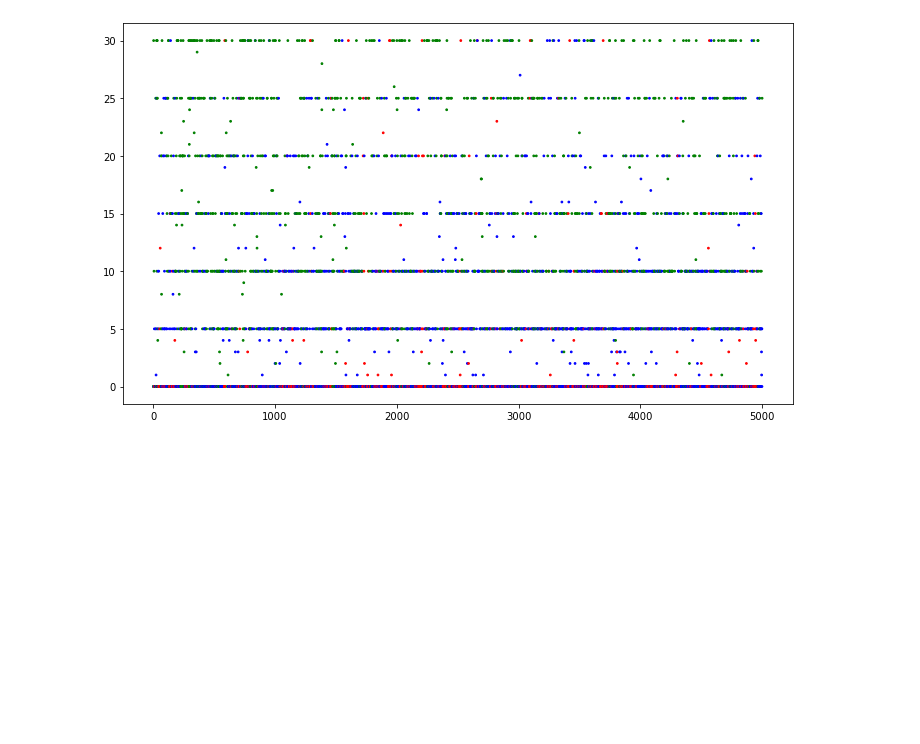
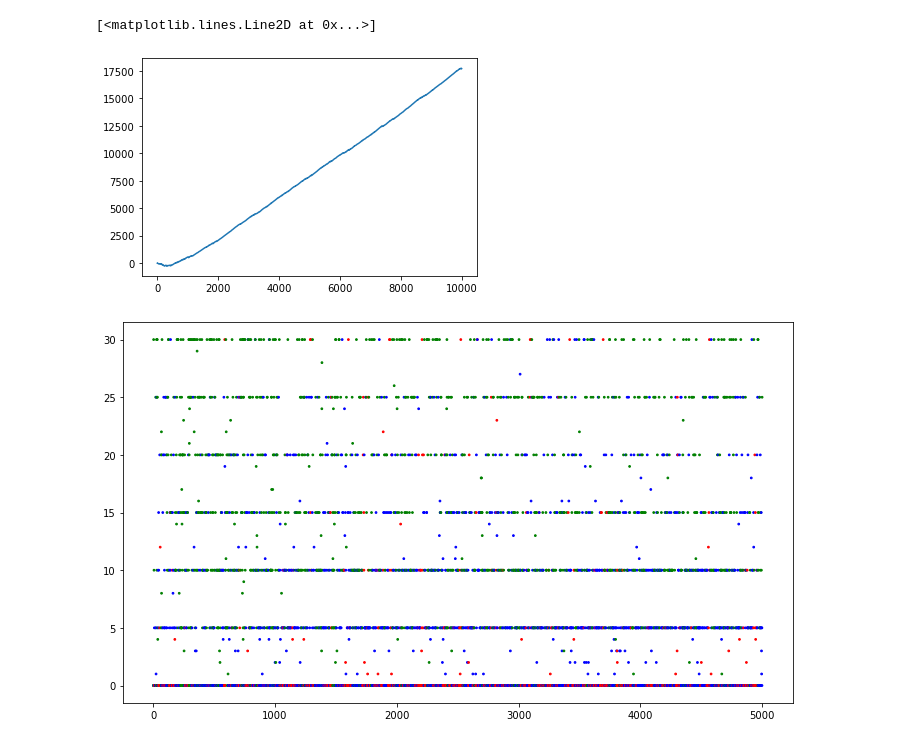
Before and after one commit to SOMAS2021/SOMAS2021, a Jupyter notebook: Experiment.ipynb, the cells around one changed output. Cells and saved outputs as stored; diff of their text form; code cells hidden in the pictures; blank space fills up the shorter version.

```diff
--- a/Experiment.ipynb
+++ b/Experiment.ipynb
@@ -61,3 +84,13 @@ def days_vs_deathPerDay(fileName, simulation_days):
+# %%
+#cumulative rewards
+fileName = "log_plot/2022-01-09-19-18-17_10000/cumulative_rewards_0a816aa4-5850-4ea2-bb5b-4bb1015fe796.csv"
+day, data = cumulativeRewards(fileName)
+#print(day)
+#print(data)
+plt.plot(day,data)
+# %% [output]
+[<matplotlib.lines.Line2D at 0x...>]
+[figure, added]
 # %%
 # foodEaten vs days (hp sorted with three section)
 import csv
```
Also changed, not shown: parts of 9 cells of this notebook.
